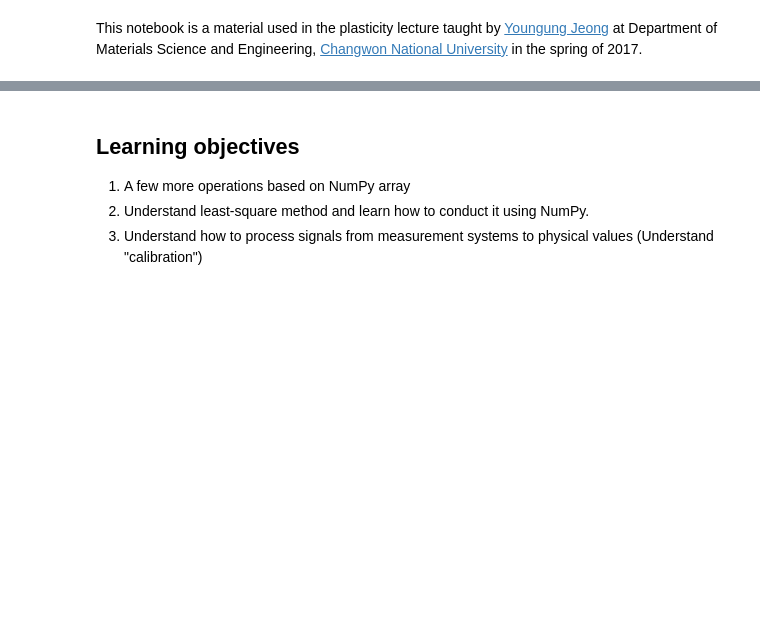
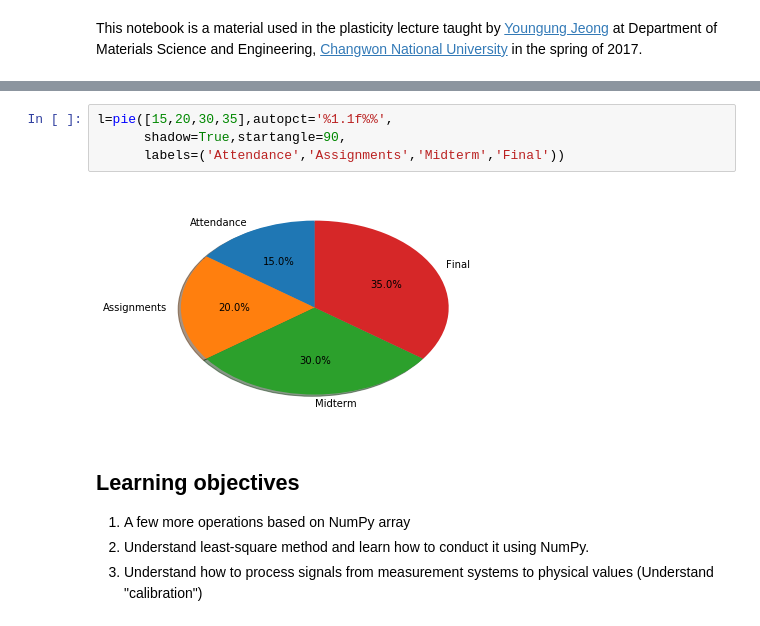
Before and after one commit to OVGULIU/plasticity_lecture, a Jupyter notebook: ipynb/02_Uniaxial_tension_test_data_analysis.ipynb, the cells around one changed output, grey strips where cells are left out. Cells and saved outputs as stored; diff of their text form; blank space fills up the shorter version.

```diff
--- a/ipynb/02_Uniaxial_tension_test_data_analysis.ipynb
+++ b/ipynb/02_Uniaxial_tension_test_data_analysis.ipynb
@@ -3,3 +21,9 @@ This notebook is a material used in the plasticity lecture taught by [Youngung J
+# %%
+l=pie([15,20,30,35],autopct='%1.1f%%',
+      shadow=True,startangle=90,
+      labels=('Attendance','Assignments','Midterm','Final'))
+# %% [output]
+[figure, added]
 # %% [markdown]
 ## Learning objectives
  1. A few more operations based on NumPy array
```
Also changed, not shown: parts of 12 cells of this notebook, 2 other files.
